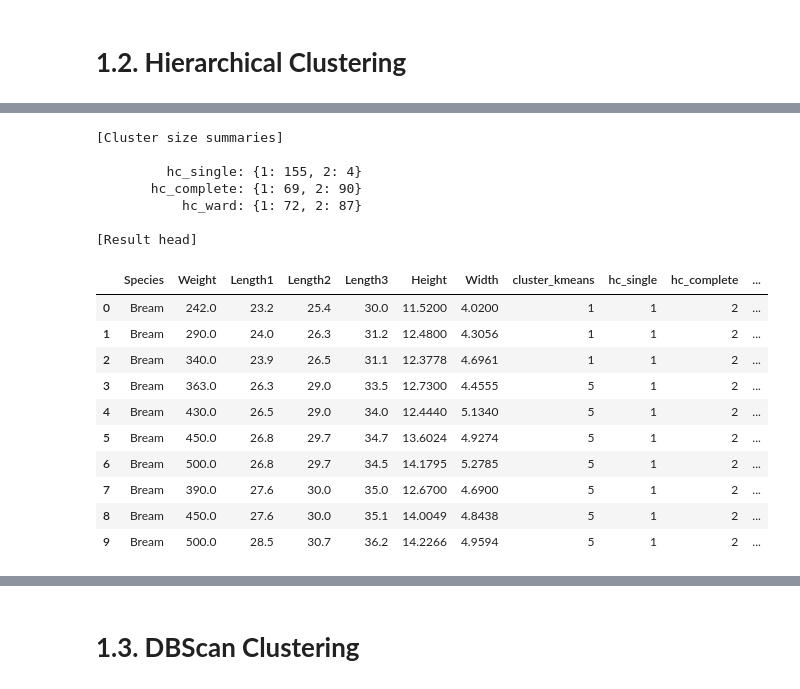
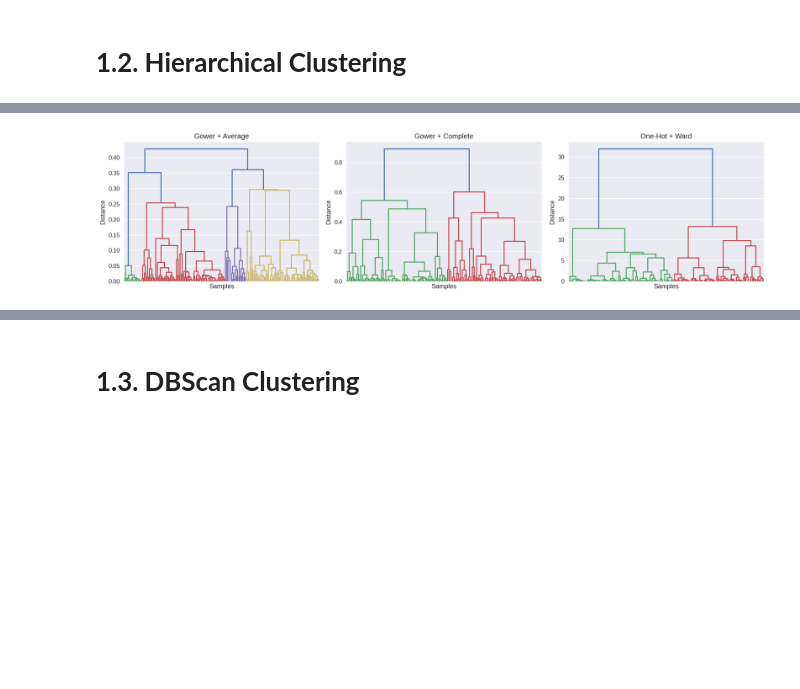
Before and after one commit to fehimecapar/Data-Science-For-Decision-Support, a Jupyter notebook: assignment4.ipynb, the cells around one changed output, grey strips where cells are left out. Cells and saved outputs as stored; diff of their text form; code cells hidden in the pictures; blank space fills up the shorter version.

```diff
--- a/assignment4.ipynb
+++ b/assignment4.ipynb
@@ -195,17 +185 @@ from sklearn.preprocessing import StandardScaler, OneHotEncoder
 from sklearn.metrics import silhouette_score
-# %%
-if 'choose_k_and_labels' not in globals():
-    def choose_k_and_labels(Z, X, metric='euclidean', k_min=1, k_max=13):
-        """Cut the dendrogram at k=1..k_max and pick k with the best silhouette."""
-        best_k, best_score, best_labels = 7, -1, None
-        for k in range(k_min, min(k_max, X.shape[0]-1) + 1):
-            labels = fcluster(Z, t=k, criterion='maxclust')
-            if len(np.unique(labels)) < 2:
-                continue
-            try:
-                score = silhouette_score(X, labels, metric=metric)
-            except Exception:
-                score = -1
-            if score > best_score:
-                best_k, best_score, best_labels = k, score, labels
-        return best_k, best_score, best_labels
@@ -265,27 +185,0 @@ for m, vals in summary.items():
-# %%
-print('\n[Cluster size summaries]\n')
-for col in ['hc_single','hc_complete','hc_ward']:
-    sizes = result_df[col].value_counts().sort_index().to_dict()
-    print(f'{col:>18s}: {sizes}')
-
-print('\n[Result head]\n')
-display(result_df.head(10))
-# %% [output]
-[Cluster size summaries]
-
-         hc_single: {1: 155, 2: 4}
-       hc_complete: {1: 69, 2: 90}
-           hc_ward: {1: 72, 2: 87}
-
-[Result head]
-|  | Species | Weight | Length1 | Length2 | Length3 | Height | Width | cluster_kmeans | hc_single | hc_complete | ... |
-| 0 | Bream | 242.0 | 23.2 | 25.4 | 30.0 | 11.5200 | 4.0200 | 1 | 1 | 2 | ... |
-| 1 | Bream | 290.0 | 24.0 | 26.3 | 31.2 | 12.4800 | 4.3056 | 1 | 1 | 2 | ... |
-| 2 | Bream | 340.0 | 23.9 | 26.5 | 31.1 | 12.3778 | 4.6961 | 1 | 1 | 2 | ... |
-| 3 | Bream | 363.0 | 26.3 | 29.0 | 33.5 | 12.7300 | 4.4555 | 5 | 1 | 2 | ... |
-| 4 | Bream | 430.0 | 26.5 | 29.0 | 34.0 | 12.4440 | 5.1340 | 5 | 1 | 2 | ... |
-| 5 | Bream | 450.0 | 26.8 | 29.7 | 34.7 | 13.6024 | 4.9274 | 5 | 1 | 2 | ... |
-| 6 | Bream | 500.0 | 26.8 | 29.7 | 34.5 | 14.1795 | 5.2785 | 5 | 1 | 2 | ... |
-| 7 | Bream | 390.0 | 27.6 | 30.0 | 35.0 | 12.6700 | 4.6900 | 5 | 1 | 2 | ... |
-| 8 | Bream | 450.0 | 27.6 | 30.0 | 35.1 | 14.0049 | 4.8438 | 5 | 1 | 2 | ... |
-| 9 | Bream | 500.0 | 28.5 | 30.7 | 36.2 | 14.2266 | 4.9594 | 5 | 1 | 2 | ... |
@@ -291,0 +246,30 @@ display(result_df.head(10))
+# %%
+# ---------- Build inputs ----------
+# We will use NUM_COLS + CAT_COLS; target 'Weight' is excluded (unsupervised).
+mix_cols = NUM_COLS + CAT_COLS
+D_gower_cond = gower_condensed(df[mix_cols], NUM_COLS, CAT_COLS)   # condensed (1D)
+Z_gower_avg = linkage(D_gower_cond, method="average")               # average linkage on precomputed distances
+Z_gower_com = linkage(D_gower_cond, method="complete")              # complete linkage on precomputed distances
+
+# For Ward's method we need Euclidean on features -> One-Hot encode categorical
+ohe = OneHotEncoder(sparse_output=False, handle_unknown="ignore")
+X_cat_ohe = ohe.fit_transform(df[CAT_COLS])
+# Reuse standardized numerics from Step 1.1: X_num
+X_ward = np.hstack([X_num, X_cat_ohe])  # Euclidean-friendly feature space
+Z_ward = linkage(X_ward, method="ward")
+# %%
+# ---------- Dendrograms ----------
+fig, axes = plt.subplots(1, 3, figsize=(16, 4))
+for ax, Z, title in zip(
+    axes,
+    [Z_gower_avg, Z_gower_com, Z_ward],
+    ["Gower + Average", "Gower + Complete", "One-Hot + Ward"]
+):
+    dendrogram(Z, no_labels=True, color_threshold=None, ax=ax)
+    ax.set_title(title)
+    ax.set_xlabel("Samples")
+    ax.set_ylabel("Distance")
+plt.tight_layout()
+plt.show()
+# %% [output]
+[figure, added]
```
Also changed, not shown: parts of 141 cells of this notebook.
